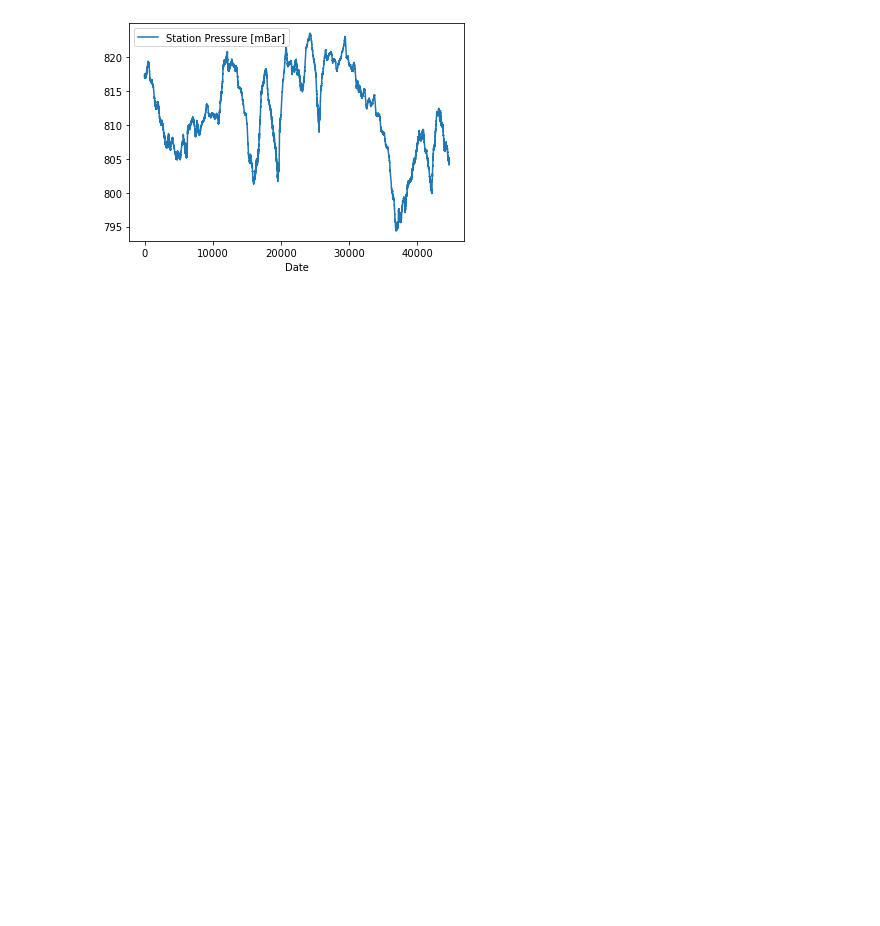
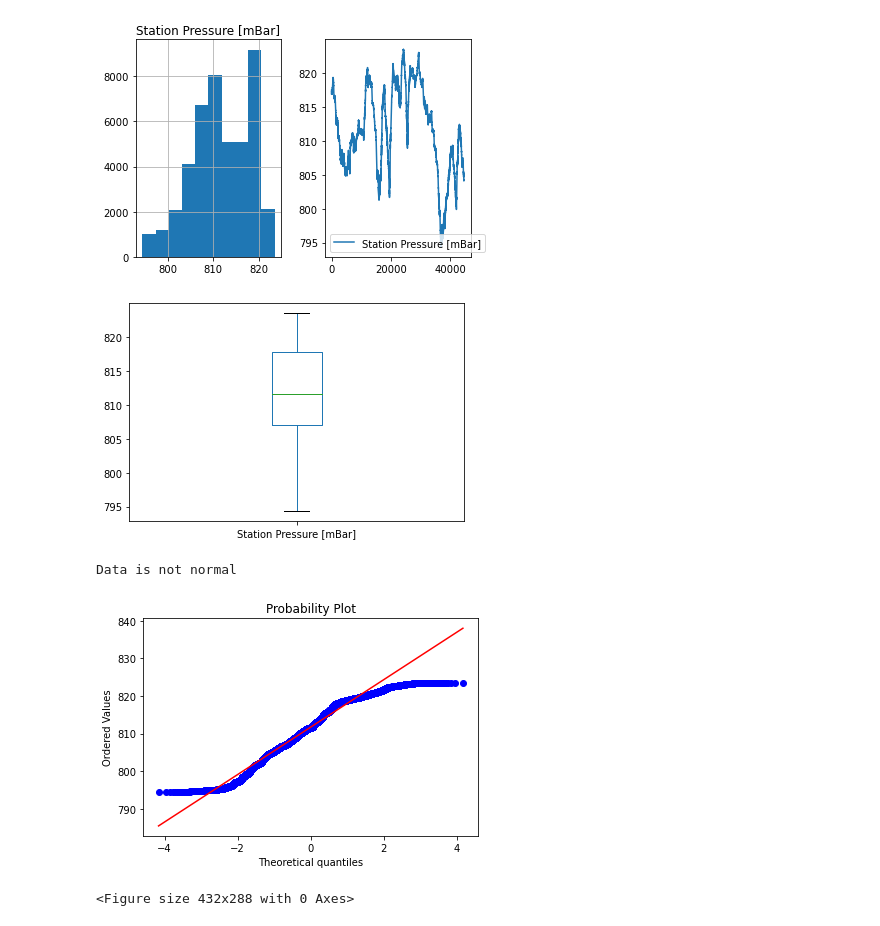
Before and after one commit to bgunnar5/TimeSeries, a Jupyter notebook: visualization.ipynb, the cells around one changed output. Saved outputs shown, nothing was run; the diff lists cells and outputs as text; code cells hidden in the pictures; blank space fills up the shorter version.

```diff
--- a/visualization.ipynb
+++ b/visualization.ipynb
@@ -17,23 +17,14 @@ def plot(ts_list: List[str]):
     SIDE EFFECTS:
         - produces a plot of one or more time series
     '''
+    # Loop through every ts in the list
     for ts in ts_list:
+        # Plot the ts data
         ts.data.plot()
-        plt.xlabel("Date")
-        plt.show()
-
-    # Loop through every ts in the list
-    '''for ts in ts_list:
-        # Obtain the dataframe from the provided ts file
-        df = pd.read_csv(ts, index_col=0, parse_dates=True)
-
-        # Plot the ts
-        df.plot()
 
         # Change the label of the x-axis and display the plot
         plt.xlabel("Date")
-        plt.show()'''
-
+        plt.show()
 
 def histogram(ts):
     '''
@@ -46,15 +37,12 @@ def histogram(ts):
     SIDE EFFECTS:
         - produces a histogram based on ts
     '''
-    # Obtain the dataframe from the provided ts file
-    df = pd.read_csv(ts, index_col=0, parse_dates=True)
-
-    # Create a subplot with 1 row and 2 columns
+    # Create a subplot with 1 row and 2 columns (for formatting)
     fig, axes = plt.subplots(1, 2)
 
     # Create the histogram and plot, then display them side-by-side
-    df.hist(ax=axes[0])
-    df.plot(ax=axes[1])
+    ts.data.hist(ax=axes[0])
+    ts.data.plot(ax=axes[1])
 
 def box_plot(ts):
     '''
@@ -68,16 +56,12 @@ def box_plot(ts):
         and third quartile
         - produces a Box and Whiskers plot of ts
     '''
-    # Obtain the dataframe from the provided ts file
-    df = pd.read_csv(ts, index_col=0, parse_dates=True)
-
     # Create and display the box plot
-    df.plot.box()
+    ts.data.plot.box()
     plt.show()
 
     # Print the 5-number summary (plus a little extra)
-    print(df.describe())
-
+    ts.data.describe()
 
 def normality_test(ts):
     '''
@@ -90,15 +74,12 @@ def normality_test(ts):
     SIDE EFFECTS:
         - produces a quantile plot of the data from ts
     '''
-    # Obtain the dataframe from the provided ts file
-    df = pd.read_csv(ts, index_col=0, parse_dates=True)
-
     # Loop through each column in the dataframe
-    for col in df:
+    for col in ts.data:
         # We want to run the shapiro test on the columns with numerical data
-        if df[col].dtype == 'float64':
+        if ts.data[col].dtype == 'float64':
             # Grab the column with the data we want
-            results = df[col]
+            results = ts.data[col]
 
     # Obtain the test statistics and the p-value using a Shapiro-Wilkinson test
     stats, p = shapiro(results)
@@ -112,7 +93,6 @@ def normality_test(ts):
     # Create and display the quantile plot
     probplot(results, plot=plt)
     plt.figure()
-
 
 def mse(y_test, y_forecast):
     '''
@@ -121,57 +101,40 @@ def mse(y_test, y_forecast):
     ARGS:
         - y_test: the time series being tested
         - y_forecast: our forecasting model
     '''
     pass
 
 
 def mape(y_test, y_forecast):
     '''
     Computes the Mean Absolute Percentage Error (MAPE) error of two time series.
 
     ARGS:
         - y_test: the time series being tested
         - y_forecast: our forecasting model
     '''
     pass
 
 
 def smape(y_test, y_forecast):
     '''
     Computes the Symmetric Mean Absolute Percentage Error (SMAPE) error of two time series.
 
     ARGS:
         - y_test: the time series being tested
         - y_forecast: our forecasting model
     '''
     pass
 
-'''ts = TimeSeries()
+ts = TimeSeries()
 ts.read_from_file('Project Description/Time Series Data 2/AtmPres2005NovMin.csv')
-plot([ts])'''
-
-#histogram('Project Description/Time Series Data 2/AtmPres2005NovMin.csv')
-#print()
-#histogram('Project Description/Time Series Data 2/Temp20080101.csv')
-#print()
-#histogram('Project Description/Time Series Data 2/wind_corrales_10m_complete.csv')
-#histogram('Project Description/Time Series Data 2/FRB_H15 NonFinancial.csv')
-
-#box_plot('../tsdata2/AtmPres2005NovMin.csv')
-#print()
-#box_plot('../tsdata2/Temp20080101.csv')
-#print()
-#box_plot('../tsdata2/wind_corrales_10m_complete.csv')
-#box_plot('../tsdata2/FRB_H15 NonFinancial.csv')
-#box_plot('../tsdata2/wind_aristeomercado_10m_complete.csv')
-#box_plot('../tsdata2/wind_cointzio_10m_complete.csv')
-#box_plot('../tsdata2/WindSpeed2010Jan20mMin.csv')
-
-#normality_test('../tsdata2/AtmPres2005NovMin.csv')
-#print()
-#normality_test('../tsdata2/Temp20080101.csv')
-#print()
-#normality_test('../tsdata2/wind_corrales_10m_complete.csv')
-#normality_test('../tsdata2/FRB_H15 NonFinancial.csv')
+#plot([ts])
+histogram(ts)
+box_plot(ts)
+normality_test(ts)
 # %% [output]
-[figure, old version]
+[figure, new version]
+[figure, added]
+Data is not normal
+[figure, added]
+<Figure size 432x288 with 0 Axes>
```
